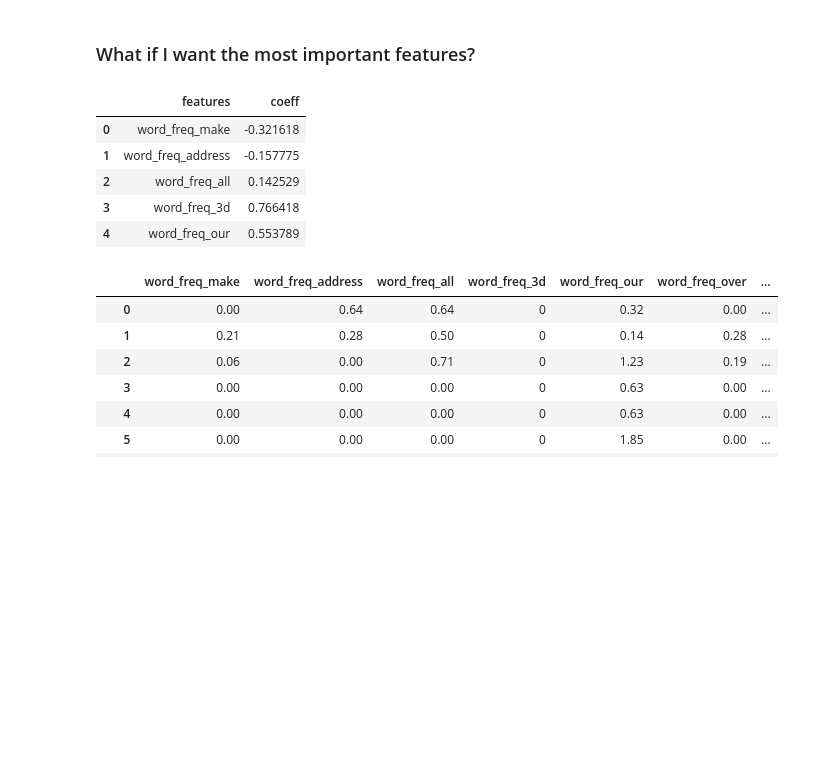
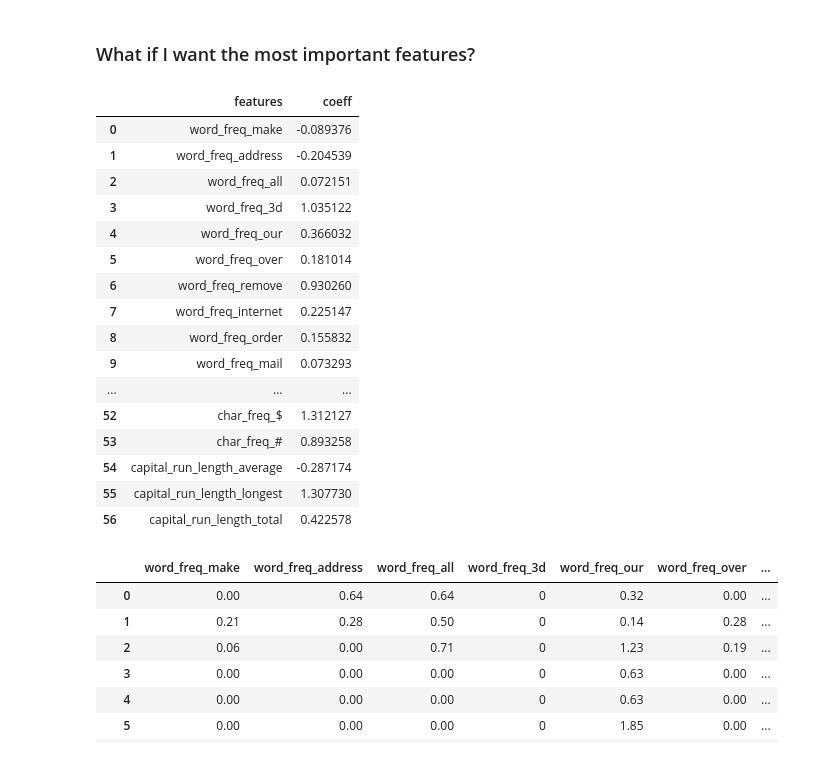
Before and after one commit to brianzhou13/DAT_SF_19, a Jupyter notebook: labs/07-Logistic_Regression.ipynb, the cells around one changed output. Cells and saved outputs as stored; diff of their text form; code cells hidden in the pictures; blank space fills up the shorter version.

```diff
--- a/labs/07-Logistic_Regression.ipynb
+++ b/labs/07-Logistic_Regression.ipynb
@@ -238,14 +206,26 @@ show(p)
 ### What if I want the most important features?
 # %%
 coeffs = pd.DataFrame(zip(spam_data.columns[:-1],model_lr.coef_.ravel()),columns=['features','coeff'])
-coeffs.head()
+#coeffs.head()
+coeffs
 # %% [output]
 |  | features | coeff |
-| 0 | word_freq_make | -0.321618 |
-| 1 | word_freq_address | -0.157775 |
-| 2 | word_freq_all | 0.142529 |
-| 3 | word_freq_3d | 0.766418 |
-| 4 | word_freq_our | 0.553789 |
+| 0 | word_freq_make | -0.089376 |
+| 1 | word_freq_address | -0.204539 |
+| 2 | word_freq_all | 0.072151 |
+| 3 | word_freq_3d | 1.035122 |
+| 4 | word_freq_our | 0.366032 |
+| 5 | word_freq_over | 0.181014 |
+| 6 | word_freq_remove | 0.930260 |
+| 7 | word_freq_internet | 0.225147 |
+| 8 | word_freq_order | 0.155832 |
+| 9 | word_freq_mail | 0.073293 |
+| ... | ... | ... |
+| 52 | char_freq_$ | 1.312127 |
+| 53 | char_freq_# | 0.893258 |
+| 54 | capital_run_length_average | -0.287174 |
+| 55 | capital_run_length_longest | 1.307730 |
+| 56 | capital_run_length_total | 0.422578 |
 # %%
 coeffs['abs'] = np.absolute(coeffs.coeff.values)
 
```
Also changed, not shown: parts of 4 cells of this notebook, 16 other files.
